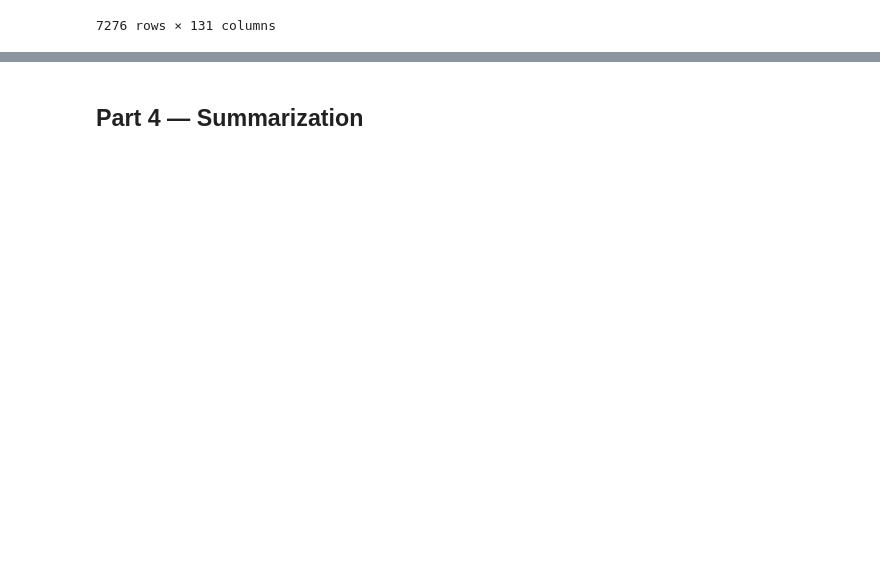
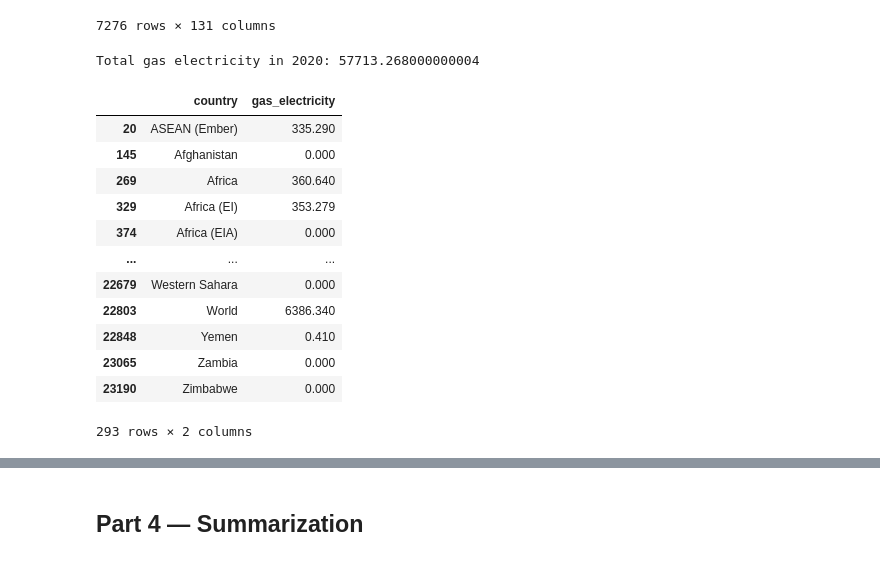
Before and after one commit to ellenwang995/week2_pandas, a Jupyter notebook: Session_2_Student_Worksheet.ipynb, the cells around one changed output, grey strips where cells are left out. Saved outputs shown, nothing was run; the diff lists cells and outputs as text; code cells hidden in the pictures; blank space fills up the shorter version.

```diff
--- a/Session_2_Student_Worksheet.ipynb
+++ b/Session_2_Student_Worksheet.ipynb
@@ -177,3 +177,25 @@ energy_df_yr
 | 23192 | Zimbabwe | 2022 | ZWE | 16069010.0 | 2.590159e+10 | 0.0 | 0.0 | ... |
 | 23193 | Zimbabwe | 2023 | ZWE | 16340778.0 | 0.000000e+00 | 0.0 | 0.0 | ... |
 7276 rows × 131 columns
+# %%
+coal_2020_sum = energy_df_yr[energy_df_yr['year'] == 2020]['gas_electricity'].sum()
+print(f"Total gas electricity in 2020: {coal_2020_sum}")
+# %% [output]
+Total gas electricity in 2020: 57713.268000000004
+# %%
+gas_2020_by_country = energy_df_yr[energy_df_yr['year'] == 2020][['country', 'gas_electricity']]
+display(gas_2020_by_country)
+# %% [output]
+|  | country | gas_electricity |
+| 20 | ASEAN (Ember) | 335.290 |
+| 145 | Afghanistan | 0.000 |
+| 269 | Africa | 360.640 |
+| 329 | Africa (EI) | 353.279 |
+| 374 | Africa (EIA) | 0.000 |
+| ... | ... | ... |
+| 22679 | Western Sahara | 0.000 |
+| 22803 | World | 6386.340 |
+| 22848 | Yemen | 0.410 |
+| 23065 | Zambia | 0.000 |
+| 23190 | Zimbabwe | 0.000 |
+293 rows × 2 columns
```
Also changed, not shown: parts of 13 cells of this notebook.
